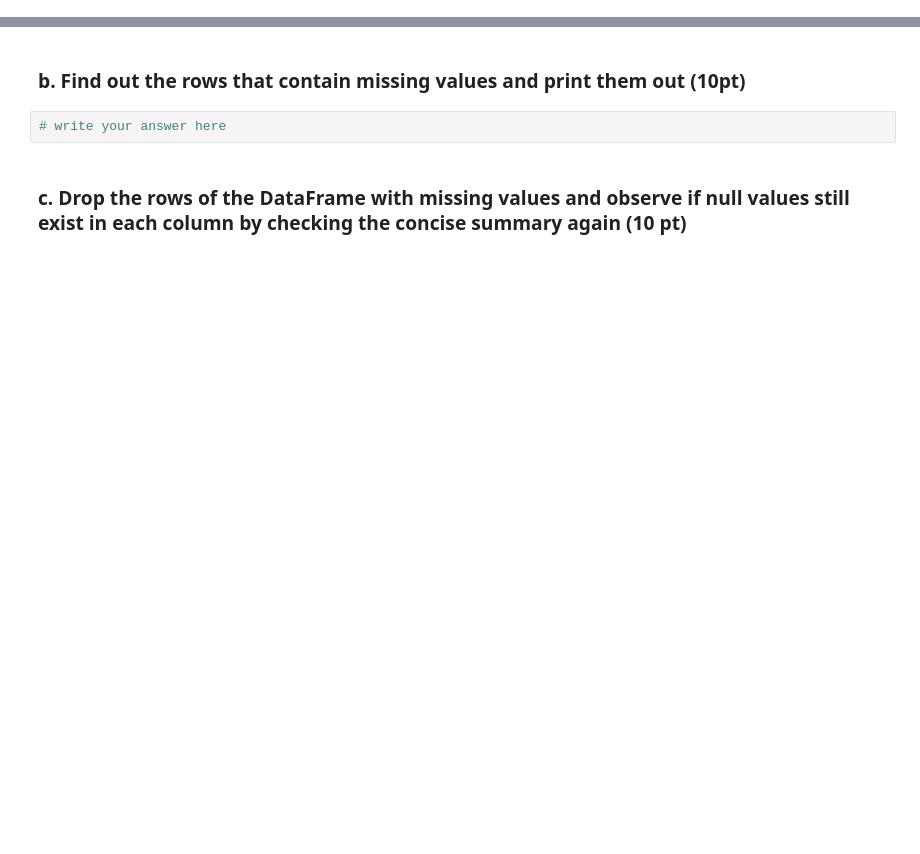
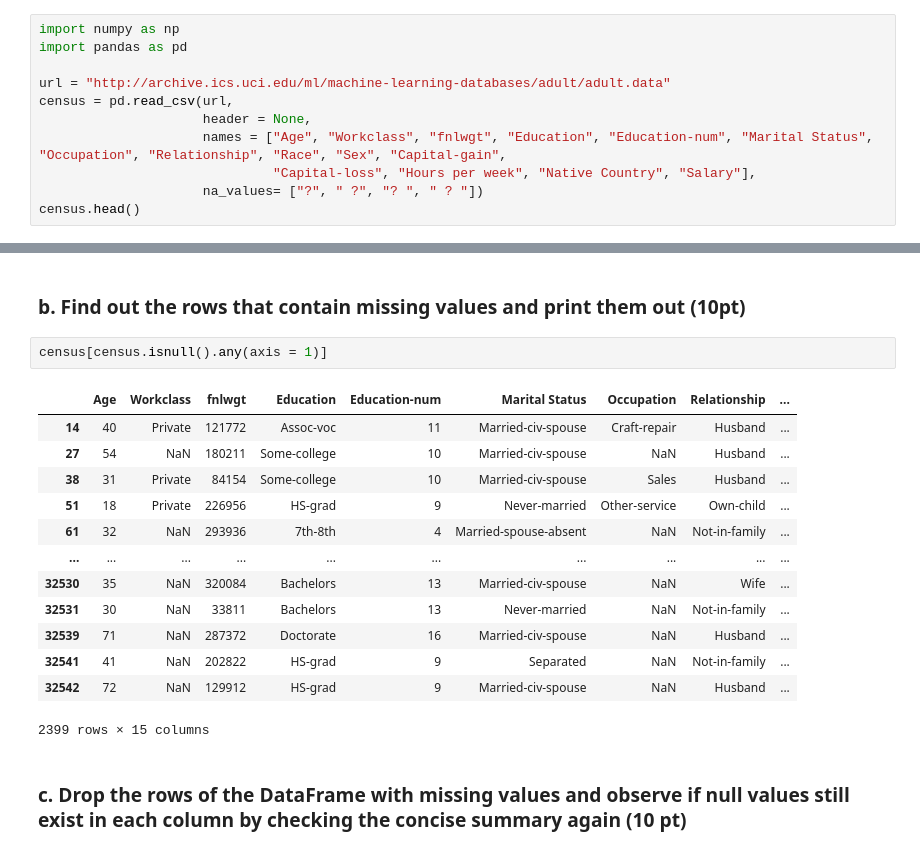
Before and after one commit to austinvanderlyn/School-Files, a Jupyter notebook: IS6733_HW1.ipynb, the cells around one changed output, grey strips where cells are left out. Drawn from its saved outputs; the diff is of its cells as text; blank space fills up the shorter version.

```diff
--- a/IS6733_HW1.ipynb
+++ b/IS6733_HW1.ipynb
@@ -153,0 +151,11 @@ pandas.read_csv().
+# %%
+import numpy as np
+import pandas as pd
+
+url = "http://archive.ics.uci.edu/ml/machine-learning-databases/adult/adult.data"
+census = pd.read_csv(url,
+                     header = None,
+                     names = ["Age", "Workclass", "fnlwgt", "Education", "Education-num", "Marital Status", "Occupation", "Relationship", "Race", "Sex", "Capital-gain",
+                              "Capital-loss", "Hours per week", "Native Country", "Salary"],
+                     na_values= ["?", " ?", "? ", " ? "])
+census.head()
@@ -160,7 +214,21 @@ pandas.read_csv().
 # %% [markdown]
 ### b. Find out the rows that contain missing values and print them out **(10pt)**
-# %%
-# write your answer here
+# %%
+census[census.isnull().any(axis = 1)]
+# %% [output]
+|  | Age | Workclass | fnlwgt | Education | Education-num | Marital Status | Occupation | Relationship | ... |
+| 14 | 40 | Private | 121772 | Assoc-voc | 11 | Married-civ-spouse | Craft-repair | Husband | ... |
+| 27 | 54 | NaN | 180211 | Some-college | 10 | Married-civ-spouse | NaN | Husband | ... |
+| 38 | 31 | Private | 84154 | Some-college | 10 | Married-civ-spouse | Sales | Husband | ... |
+| 51 | 18 | Private | 226956 | HS-grad | 9 | Never-married | Other-service | Own-child | ... |
+| 61 | 32 | NaN | 293936 | 7th-8th | 4 | Married-spouse-absent | NaN | Not-in-family | ... |
+| ... | ... | ... | ... | ... | ... | ... | ... | ... | ... |
+| 32530 | 35 | NaN | 320084 | Bachelors | 13 | Married-civ-spouse | NaN | Wife | ... |
+| 32531 | 30 | NaN | 33811 | Bachelors | 13 | Never-married | NaN | Not-in-family | ... |
+| 32539 | 71 | NaN | 287372 | Doctorate | 16 | Married-civ-spouse | NaN | Husband | ... |
+| 32541 | 41 | NaN | 202822 | HS-grad | 9 | Separated | NaN | Not-in-family | ... |
+| 32542 | 72 | NaN | 129912 | HS-grad | 9 | Married-civ-spouse | NaN | Husband | ... |
+2399 rows × 15 columns
 # %% [markdown]
 ### c. Drop the rows of the DataFrame with missing values and observe if null values still exist in each column by checking the concise summary again **(10 pt)**
 # %%
```
Also changed, not shown: parts of 6 cells of this notebook.
